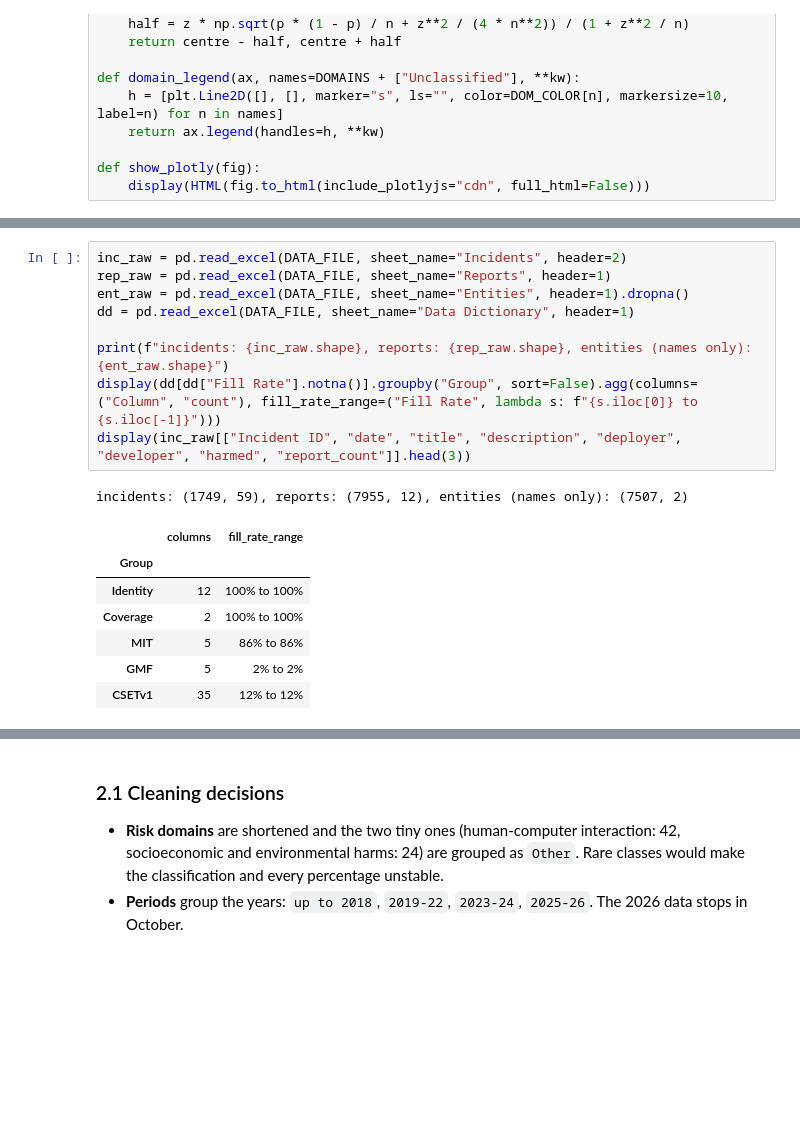
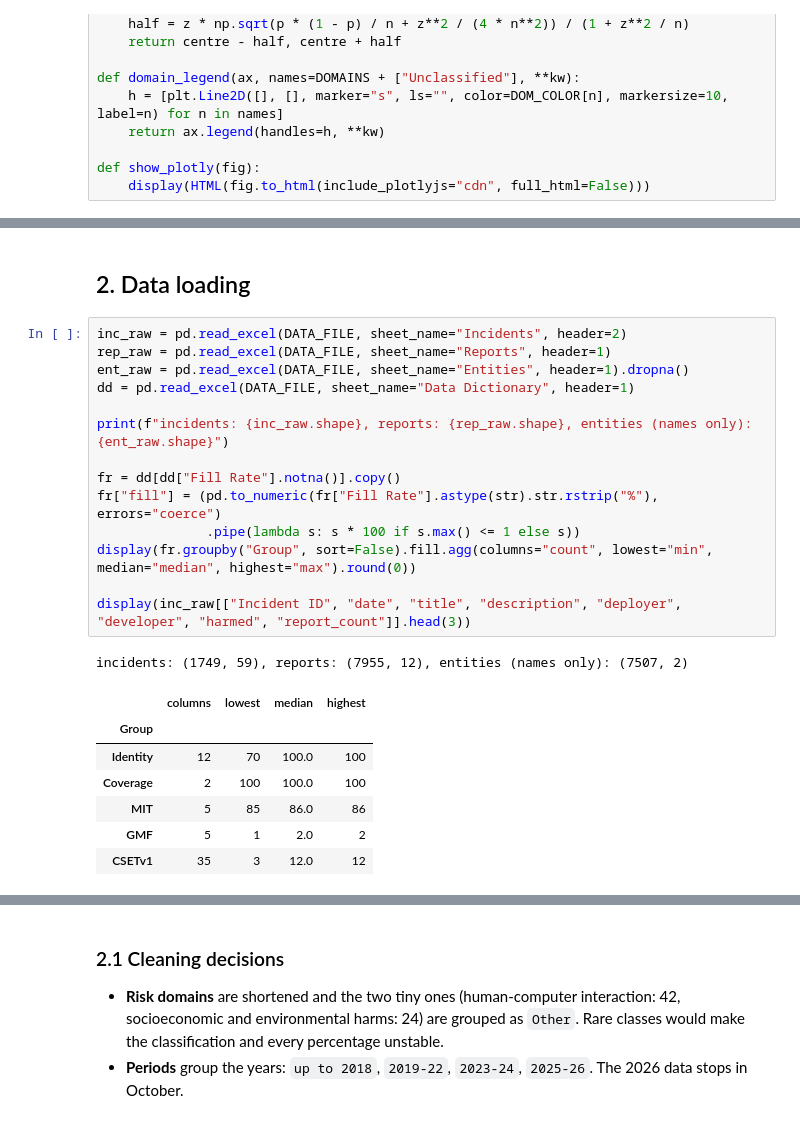
Before and after one commit to Faflon/words-association-visualization, a Jupyter notebook: ai_incidents_sdv.ipynb, the cells around one changed output, grey strips where cells are left out. Drawn from its saved outputs; the diff is of its cells as text; blank space fills up the shorter version.

Commit message:
Added data cleaning

```diff
--- a/ai_incidents_sdv.ipynb
+++ b/ai_incidents_sdv.ipynb
@@ -110,21 +206,28 @@ The Excel export has a title row above the table in each sheet, so the header ro
+# %% [markdown]
+## 2. Data loading
 # %%
 inc_raw = pd.read_excel(DATA_FILE, sheet_name="Incidents", header=2)
 rep_raw = pd.read_excel(DATA_FILE, sheet_name="Reports", header=1)
 ent_raw = pd.read_excel(DATA_FILE, sheet_name="Entities", header=1).dropna()
 dd = pd.read_excel(DATA_FILE, sheet_name="Data Dictionary", header=1)
 
 print(f"incidents: {inc_raw.shape}, reports: {rep_raw.shape}, entities (names only): {ent_raw.shape}")
-display(dd[dd["Fill Rate"].notna()].groupby("Group", sort=False).agg(columns=("Column", "count"), fill_rate_range=("Fill Rate", lambda s: f"{s.iloc[0]} to {s.iloc[-1]}")))
+
+fr = dd[dd["Fill Rate"].notna()].copy()
+fr["fill"] = (pd.to_numeric(fr["Fill Rate"].astype(str).str.rstrip("%"), errors="coerce")
+              .pipe(lambda s: s * 100 if s.max() <= 1 else s))
+display(fr.groupby("Group", sort=False).fill.agg(columns="count", lowest="min", median="median", highest="max").round(0))
+
 display(inc_raw[["Incident ID", "date", "title", "description", "deployer", "developer", "harmed", "report_count"]].head(3))
 # %% [output]
 incidents: (1749, 59), reports: (7955, 12), entities (names only): (7507, 2)
-|  | columns | fill_rate_range |
-| Group |  |  |
-| Identity | 12 | 100% to 100% |
-| Coverage | 2 | 100% to 100% |
-| MIT | 5 | 86% to 86% |
-| GMF | 5 | 2% to 2% |
-| CSETv1 | 35 | 12% to 12% |
+|  | columns | lowest | median | highest |
+| Group |  |  |  |  |
+| Identity | 12 | 70 | 100.0 | 100 |
+| Coverage | 2 | 100 | 100.0 | 100 |
+| MIT | 5 | 85 | 86.0 | 86 |
+| GMF | 5 | 1 | 2.0 | 2 |
+| CSETv1 | 35 | 3 | 12.0 | 12 |
 |  | Incident ID | date | title | description | deployer | developer | harmed | report_count |
 | 0 | 1 | 2015-05-19 | Google’s YouTube Kids App Present... | YouTube’s content filtering and r... | Youtube | Youtube | Minors | 14 |
 | 1 | 2 | 2018-12-05 | Warehouse robot ruptures can of b... | Twenty-four Amazon workers in New... | Amazon | Amazon | Warehouse Workers | 17 |
```
Also changed, not shown: parts of 23 cells of this notebook.
